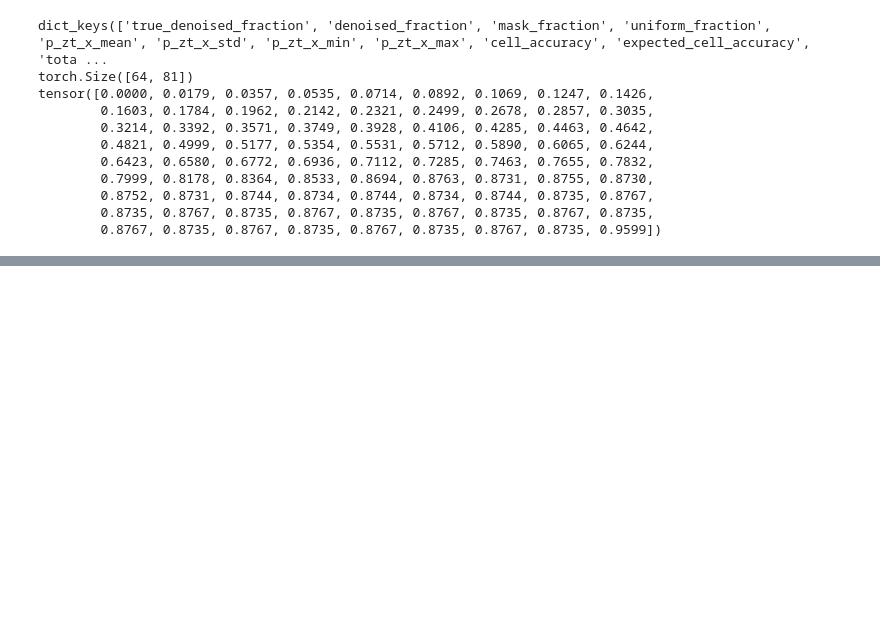
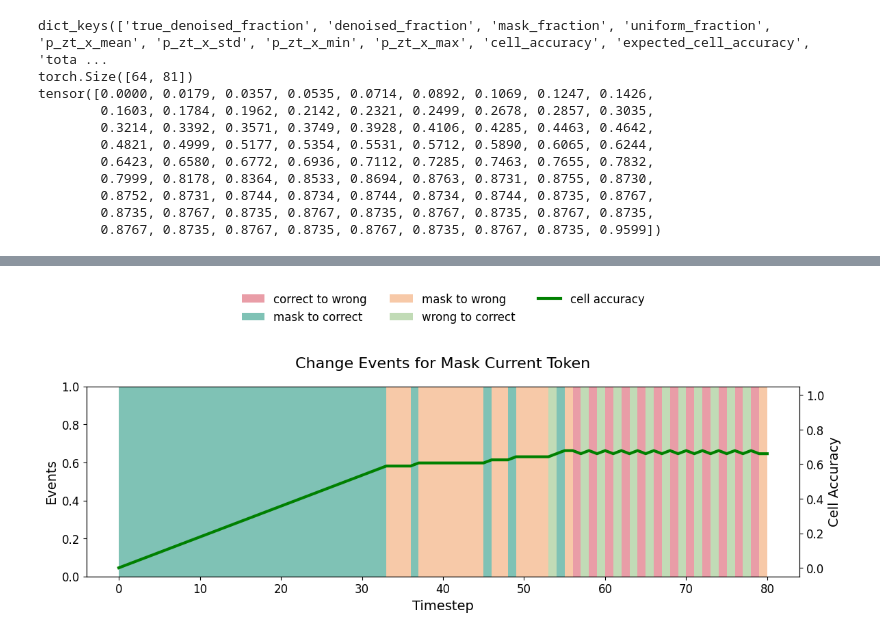
Before and after one commit to Paescal/gidd, a Jupyter notebook: gidd/eval/specific_evaluations/presentation_adaptive_strategies/change_events/analyze_change_events.ipynb, the cells around one changed output, grey strips where cells are left out. Cells and saved outputs as stored; diff of their text form; code cells hidden in the pictures; blank space fills up the shorter version.

```diff
--- a/gidd/eval/specific_evaluations/presentation_adaptive_strategies/change_events/analyze_change_events.ipynb
+++ b/gidd/eval/specific_evaluations/presentation_adaptive_strategies/change_events/analyze_change_events.ipynb
@@ -203,0 +205,82 @@ combination_row 2, {'strategy': 'gidd_change_based_on_model_confidence_to_change
+# %%
+# Plot change events for Mask Current Token strategy only
+
+# Define consistent color scheme for event types
+event_colors = {
+    'mask_to_denoised': '#00876c',
+    'uniform_to_denoised': '#85b96f',
+    'mask_to_uniform': '#f19452',
+    'uniform_to_uniform': '#f7e382',
+    'denoised_to_uniform': '#d43d51'
+}
+event_names = {
+    'mask_to_denoised': 'mask to correct',
+    'uniform_to_denoised': 'wrong to correct',
+    'mask_to_uniform': 'mask to wrong',
+    'uniform_to_uniform': 'wrong to wrong',
+    'denoised_to_uniform': 'correct to wrong',
+}
+
+sample = 36
+current_combination_row = 2  # Mask Current Token
+
+# Reduce figure height and increase font sizes
+fig, ax = plt.subplots(1, 1, figsize=(12, 5))
+plt.rcParams.update({'font.size': 12})
+
+# Filter change events for the current sample
+change_events_table = change_events_table_dict[current_combination_row]
+marginals = marginals_dict[current_combination_row]
+sample_events = change_events_table[change_events_table['sample'] == sample]
+cell_accuracy = marginals['cell_accuracy'].cpu().numpy()
+
+# Plot number of events per step, colored by event_type
+event_counts = sample_events.groupby(['step', 'event_type']).size().unstack(fill_value=0)
+bottom = None
+handles = []
+labels = []
+
+for event_type in event_counts.columns:
+    color = event_colors.get(event_type, None)
+    bar = ax.bar(event_counts.index + 0.5, event_counts[event_type], bottom=bottom,
+                 alpha=0.5, width=1, color=color, label=event_names.get(event_type, event_type))
+    if bottom is None:
+        bottom = event_counts[event_type]
+    else:
+        bottom += event_counts[event_type]
+
+    handles.append(bar[0])
+    labels.append(event_names.get(event_type, event_type))
+
+# Secondary y-axis for cell accuracy
+ax2 = ax.twinx()
+cell_accuracy = cell_accuracy[sample]
+timesteps = range(len(cell_accuracy))
+line, = ax2.plot(timesteps, cell_accuracy, color='green', label='cell accuracy', linewidth=3)
+
+# Add line to legend
+handles.append(line)
+labels.append('cell accuracy')
+
+# Set title and labels with larger font sizes
+ax.set_title(f'Change Events for {combination_row_to_name[current_combination_row]}', fontsize=16, pad=20)
+ax.set_xlabel('Timestep', fontsize=14)
+ax.set_ylabel('Events', fontsize=14)
+ax2.set_ylabel('Cell Accuracy', fontsize=14)
+ax2.set_ylim(-0.05, 1.05)
+
+# Increase tick label sizes
+ax.tick_params(axis='both', which='major', labelsize=12)
+ax2.tick_params(axis='y', which='major', labelsize=12)
+
+# Legend with larger font and more space from plot
+fig.legend(handles, labels, ncol=3, loc='upper center', bbox_to_anchor=(0.5, 1.0),
+           fontsize=12, frameon=False)
+
+# Leave more space for title and legend
+plt.tight_layout(rect=[0, 0, 1, 0.82])
+plt.show()
+
+# plt.savefig(base_dir + '/mask_current_token_change_events.png', bbox_inches='tight', dpi=300)
+# %% [output]
+[figure, added]
```
Also changed, not shown: parts of 5 cells of this notebook, 39 other files.
